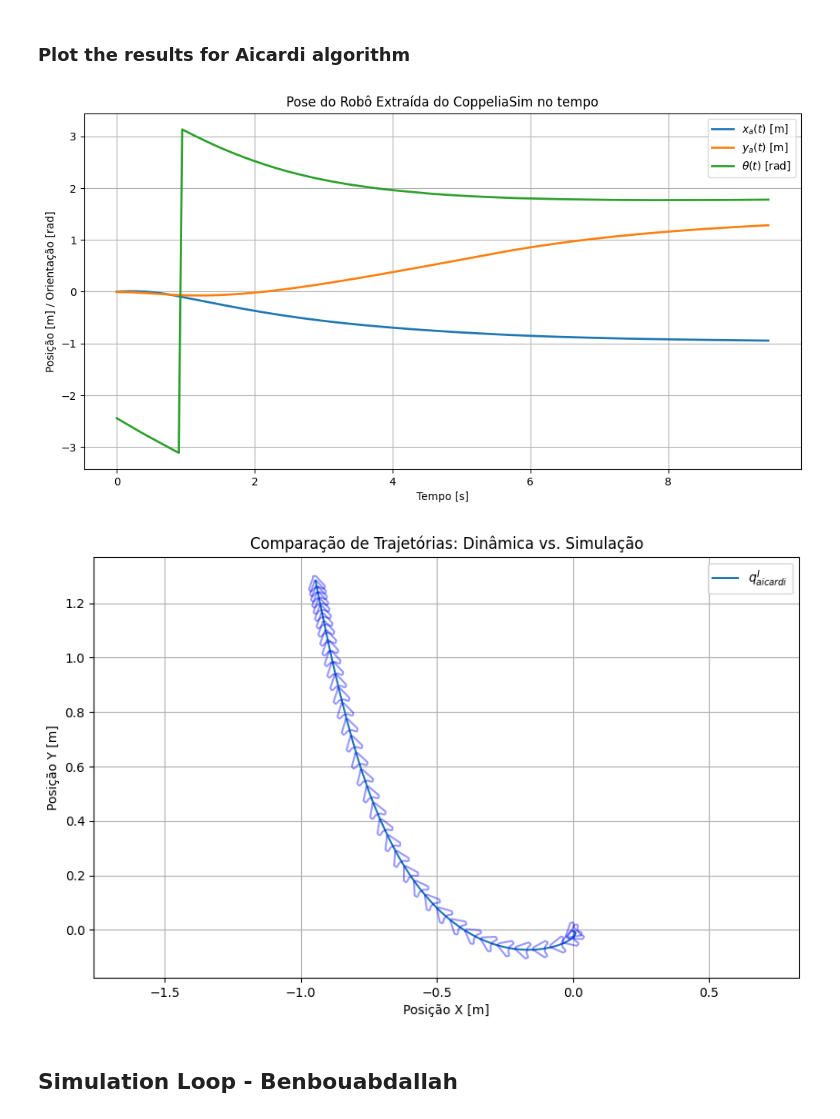
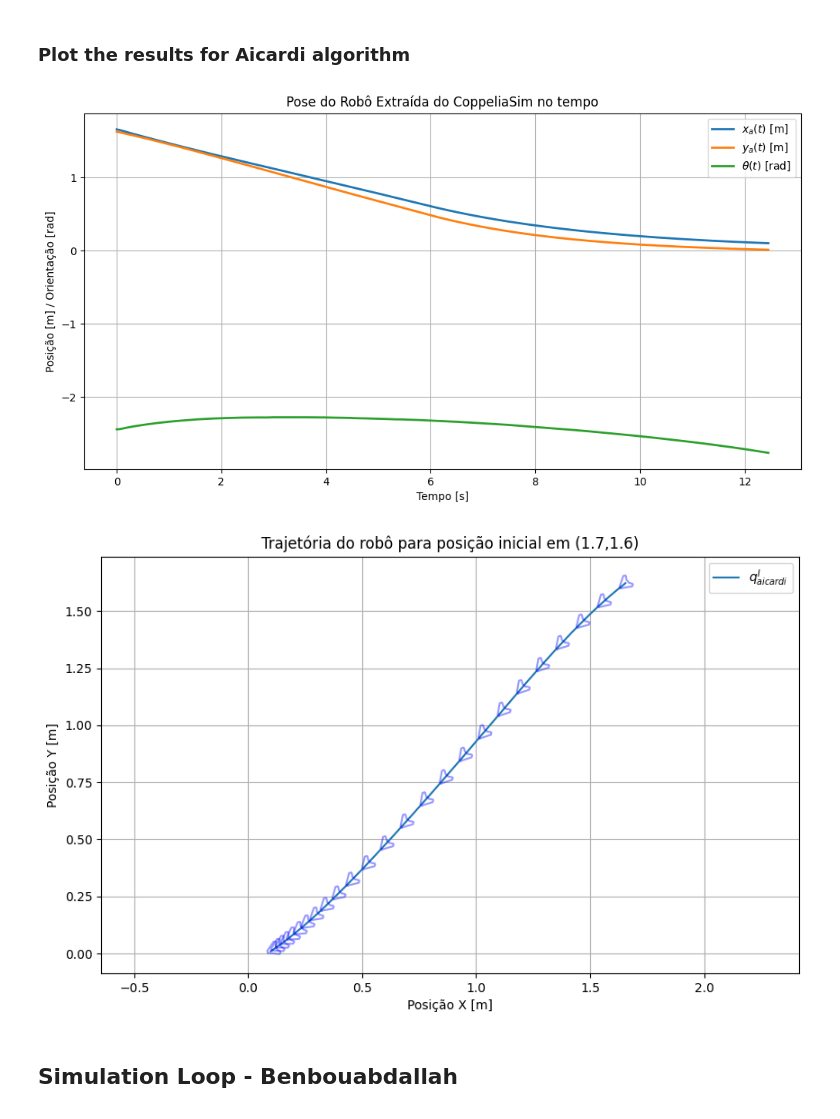
Before and after one commit to MateusPincho/intelligentAutomation, a Jupyter notebook: 02_pose-estabilization/pose_estabilization.ipynb, the cells around one changed output. Cells and saved outputs as stored; diff of their text form; code cells hidden in the pictures.

Commit message:
updating the graphics for T02

```diff
--- a/02_pose-estabilization/pose_estabilization.ipynb
+++ b/02_pose-estabilization/pose_estabilization.ipynb
@@ -34,7 +34,7 @@ rightMotor = sim.getObjectHandle('/Turtlebot3/right_motor')
 Goal = sim.getObjectHandle('/ReferenceFrame')
 
 # Error tolerance
-min_error = 0.2
+min_error = 0.1
 
 # Robot Limits - considering the kinematic model
 maxv = 0.26
@@ -176,7 +176,7 @@ gamma = 1/3
 h = 1/9
 k = 1/2
 
-time_history = []
+time_history_a = []
 aicardi_robot_pose_history = []
 
 while True:
@@ -191,7 +191,7 @@ while True:
     Goal_Ori = sim.getObjectOrientation(Goal,-1)
     qGoal = np.array([Goal_Pos[0], Goal_Pos[1],Goal_Ori[2]])
 
-    time_history.append(sim.getSimulationTime())
+    time_history_a.append(sim.getSimulationTime())
     aicardi_robot_pose_history.append(qTurtlebot)
 
     # Global States
@@ -253,32 +253,31 @@ Alvo alcançado!
 # %% [markdown]
 ### Plot the results for Aicardi algorithm
 # %%
-time = np.array(time_history)
+time_a = np.array(time_history_a)
 aicardi_robot_pose = np.array(aicardi_robot_pose_history)
 
-pose_no_tempo(time,aicardi_robot_pose[:,0], aicardi_robot_pose[:,1], aicardi_robot_pose[:,2])
+pose_no_tempo(time_a,aicardi_robot_pose[:,0], aicardi_robot_pose[:,1], aicardi_robot_pose[:,2])
 
 # P Plot robot pose in X and Y
 fig, ax = plt.subplots(figsize=(10, 6))
 
 ax.plot(aicardi_robot_pose[:,0], aicardi_robot_pose[:,1], label='$q^I_{aicardi}$', lw=1.5)
 scale = 0.03
-step = 5
+step = 10
 
-for i in range(0, len(time)-1, step):
+for i in range(0, len(time_a)-1, step):
     draw_robot(aicardi_robot_pose[i,0], aicardi_robot_pose[i,1], aicardi_robot_pose[i,2], ax, scale=scale, color='blue', alpha=0.4)
 
-
-ax.set_title('Comparação de Trajetórias: Dinâmica vs. Simulação')
+ax.set_title(f'Trajetória do robô para posição inicial em ({aicardi_robot_pose[0,0]:.2},{aicardi_robot_pose[0,1]:.2})')
 ax.set_xlabel('Posição X [m]')
 ax.set_ylabel('Posição Y [m]')
 ax.axis('equal')
 ax.grid(True)
 ax.legend()
 plt.show()
 # %% [output]
-[figure, old version]
+[figure, new version]
-[figure, old version]
+[figure, new version]
 # %% [markdown]
 ## Simulation Loop - Benbouabdallah
 # %%
```
Also changed, not shown: parts of 4 cells of this notebook, 1 other file.
